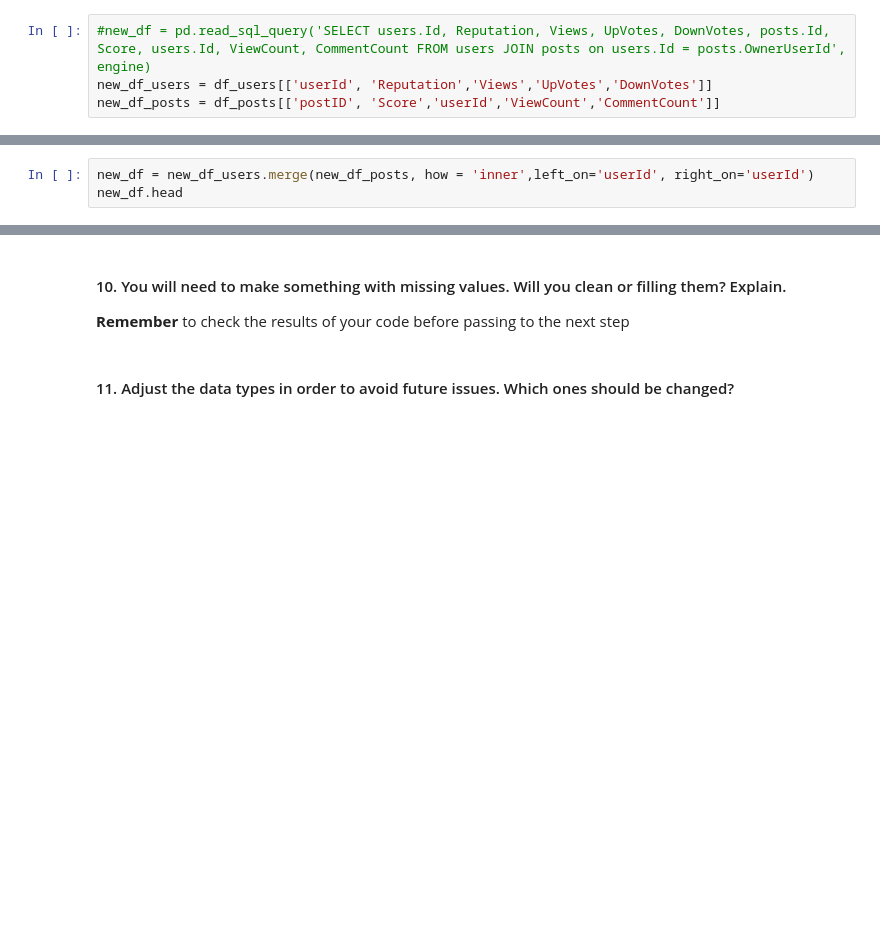
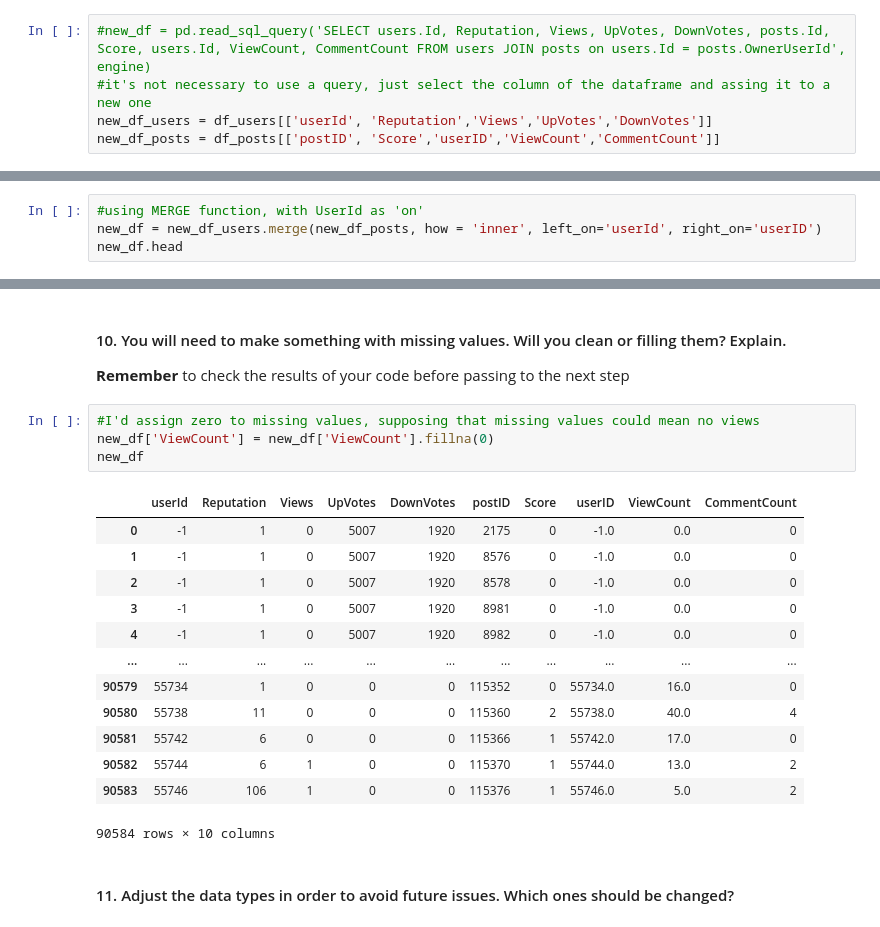
Before and after one commit to CristopherRL/dataptmad1019, a Jupyter notebook: module-1/lab-data_cleaning/your-code/main.ipynb, the cells around one changed output, grey strips where cells are left out. Saved outputs shown, nothing was run; the diff lists cells and outputs as text; blank space fills up the shorter version.

```diff
--- a/module-1/lab-data_cleaning/your-code/main.ipynb
+++ b/module-1/lab-data_cleaning/your-code/main.ipynb
@@ -95,5 +98,6 @@ list(df_posts.columns)
     **posts columns**: postId, Score,userID,ViewCount,CommentCount
 # %%
 #new_df = pd.read_sql_query('SELECT users.Id, Reputation, Views, UpVotes, DownVotes, posts.Id, Score, users.Id, ViewCount, CommentCount FROM users JOIN posts on users.Id = posts.OwnerUserId', engine)
+#it's not necessary to use a query, just select the column of the dataframe and assing it to a new one
 new_df_users = df_users[['userId', 'Reputation','Views','UpVotes','DownVotes']]
-new_df_posts = df_posts[['postID', 'Score','userId','ViewCount','CommentCount']]
+new_df_posts = df_posts[['postID', 'Score','userID','ViewCount','CommentCount']]
@@ -101,6 +137,7 @@ new_df_posts = df_posts[['postID', 'Score','userId','ViewCount','CommentCount']]
 #### 8. Merge both dataframes, users and posts.
 You will need to make a [merge](https://pandas.pydata.org/pandas-docs/stable/generated/pandas.DataFrame.merge.html) of posts and users dataframes.
 # %%
-new_df = new_df_users.merge(new_df_posts, how = 'inner',left_on='userId', right_on='userId')
+#using MERGE function, with UserId as 'on'
+new_df = new_df_users.merge(new_df_posts, how = 'inner', left_on='userId', right_on='userID')
 new_df.head
 # %% [output]
@@ -126,5 +179,23 @@ new_df.head
 # %% [markdown]
 #### 10. You will need to make something with missing values.  Will you clean or filling them? Explain.
 **Remember** to check the results of your code before passing to the next step
+# %%
+#I'd assign zero to missing values, supposing that missing values could mean no views
+new_df['ViewCount'] = new_df['ViewCount'].fillna(0)
+new_df
+# %% [output]
+|  | userId | Reputation | Views | UpVotes | DownVotes | postID | Score | userID | ViewCount | CommentCount |
+| 0 | -1 | 1 | 0 | 5007 | 1920 | 2175 | 0 | -1.0 | 0.0 | 0 |
+| 1 | -1 | 1 | 0 | 5007 | 1920 | 8576 | 0 | -1.0 | 0.0 | 0 |
+| 2 | -1 | 1 | 0 | 5007 | 1920 | 8578 | 0 | -1.0 | 0.0 | 0 |
+| 3 | -1 | 1 | 0 | 5007 | 1920 | 8981 | 0 | -1.0 | 0.0 | 0 |
+| 4 | -1 | 1 | 0 | 5007 | 1920 | 8982 | 0 | -1.0 | 0.0 | 0 |
+| ... | ... | ... | ... | ... | ... | ... | ... | ... | ... | ... |
+| 90579 | 55734 | 1 | 0 | 0 | 0 | 115352 | 0 | 55734.0 | 16.0 | 0 |
+| 90580 | 55738 | 11 | 0 | 0 | 0 | 115360 | 2 | 55738.0 | 40.0 | 4 |
+| 90581 | 55742 | 6 | 0 | 0 | 0 | 115366 | 1 | 55742.0 | 17.0 | 0 |
+| 90582 | 55744 | 6 | 1 | 0 | 0 | 115370 | 1 | 55744.0 | 13.0 | 2 |
+| 90583 | 55746 | 106 | 1 | 0 | 0 | 115376 | 1 | 55746.0 | 5.0 | 2 |
+90584 rows × 10 columns
 # %% [markdown]
 #### 11. Adjust the data types in order to avoid future issues. Which ones should be changed?
```
Also changed, not shown: parts of 13 cells of this notebook.
